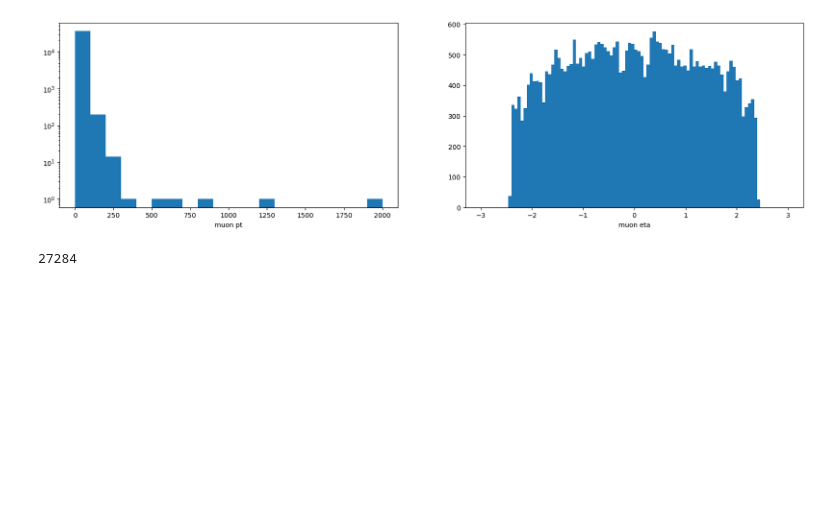
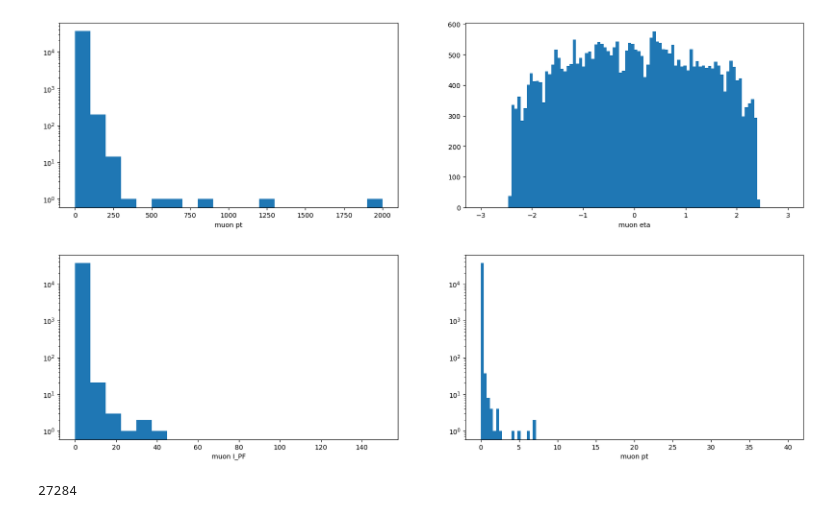
Before and after one commit to QuarkNet-HEP/Wmunu-jupyter, a Jupyter notebook: Wmunu.ipynb, the cells around one changed output. Cells and saved outputs as stored; diff of their text form; code cells hidden in the pictures; blank space fills up the shorter version.

```diff
--- a/Wmunu.ipynb
+++ b/Wmunu.ipynb
@@ -24,7 +21,12 @@ if not (os.path.isfile(datafile_name)):
 infile = uproot.open(datafile_name)
 # %%
 events = infile['Events']
-df = events.arrays(filter_name="/(run|event|luminosityBlock|Muon_|nMuon|MET_|Electron_|nElectron)/", library='ak')
+
+df = events.arrays(
+    filter_name="/(run|event|luminosityBlock|Muon_|nMuon|MET_|Electron_|nElectron)/",
+    library='ak'
+)
+
 len(df)
 # %% [output]
 56141
@@ -54,6 +61,20 @@ axes[1].set_xlabel('muon eta')
 # %% [output]
 Text(0.5, 0, 'muon eta')
 [figure]
+# %%
+df['Muon_iso'] = df['Muon_pfRelIso04_all'] / df['Muon_pt']
+# %%
+fig, axes = plt.subplots(1, 2, figsize=(20,5))
+
+axes[0].hist(ak.flatten(df['Muon_pfRelIso04_all']), bins=20, range=(0,150))
+axes[0].set_xlabel('muon I_PF')
+axes[0].set_yscale('log')
+
+axes[1].hist(ak.flatten(df['Muon_iso']), bins=100, range=(0,40))
+axes[1].set_xlabel('muon pt')
+axes[1].set_yscale('log')
+# %% [output]
+[figure, added]
 # %%
 pt_cut = ak.flatten(df['Muon_pt'] > 25)
 eta_cut = ak.flatten(np.abs(df['Muon_eta']) < 2.4)
```
Also changed, not shown: parts of 10 cells of this notebook, 2 other files.
